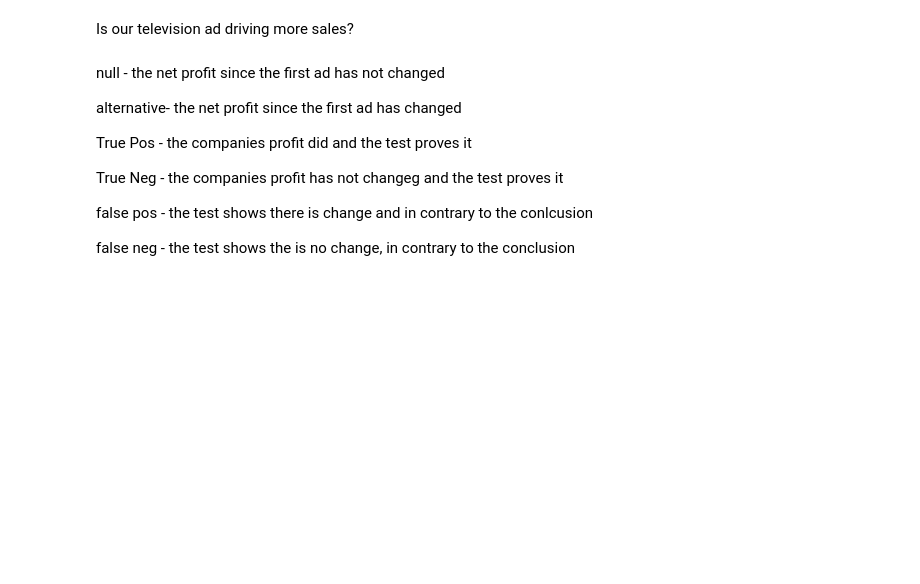
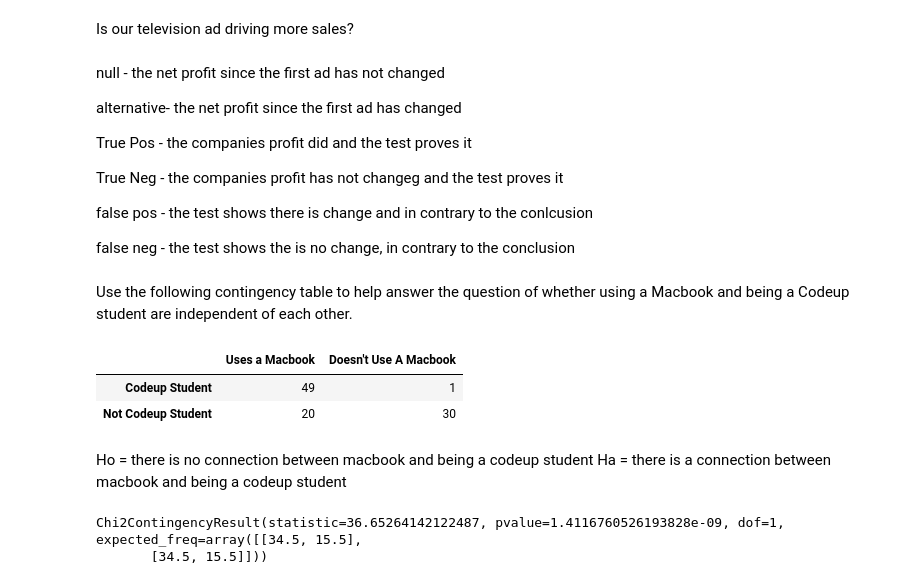
Before and after one commit to christopher-baez/statistics-exercises, a Jupyter notebook: hypthesis_testing.ipynb, the cells around one changed output. Saved outputs shown, nothing was run; the diff lists cells and outputs as text; code cells hidden in the pictures; blank space fills up the shorter version.

```diff
--- a/hypthesis_testing.ipynb
+++ b/hypthesis_testing.ipynb
@@ -44,0 +56,25 @@ false neg - the test shows the is no change, in contrary to the conclusion
+# %% [markdown]
+Use the following contingency table to help answer the question of whether using a Macbook and being a Codeup student are independent of each other.
+# %%
+data = {
+    'Uses a Macbook': [49, 20],
+    'Doesn\'t Use A Macbook': [1, 30]
+}
+
+# Index
+index = ['Codeup Student', 'Not Codeup Student']
+df = pd.DataFrame(data, index=index)
+df
+# %% [output]
+|  | Uses a Macbook | Doesn't Use A Macbook |
+| Codeup Student | 49 | 1 |
+| Not Codeup Student | 20 | 30 |
+# %% [markdown]
+Ho = there is no connection between macbook and being a codeup student
+Ha = there is a connection between macbook and being a codeup student
+# %%
+alpha = .05
+stats.chi2_contingency(df)
+# %% [output]
+Chi2ContingencyResult(statistic=36.65264142122487, pvalue=1.4116760526193828e-09, dof=1, expected_freq=array([[34.5, 15.5],
+       [34.5, 15.5]]))
```
Also changed, not shown: parts of 89 cells of this notebook.
